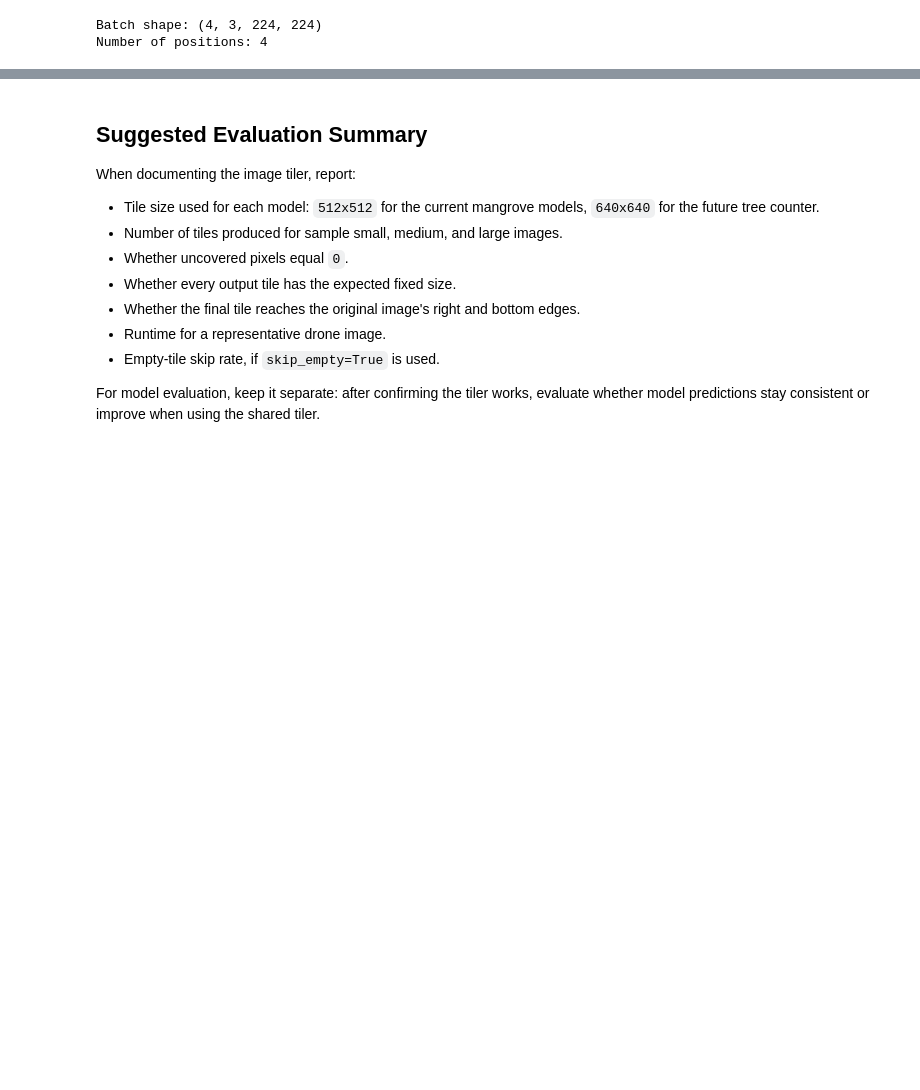
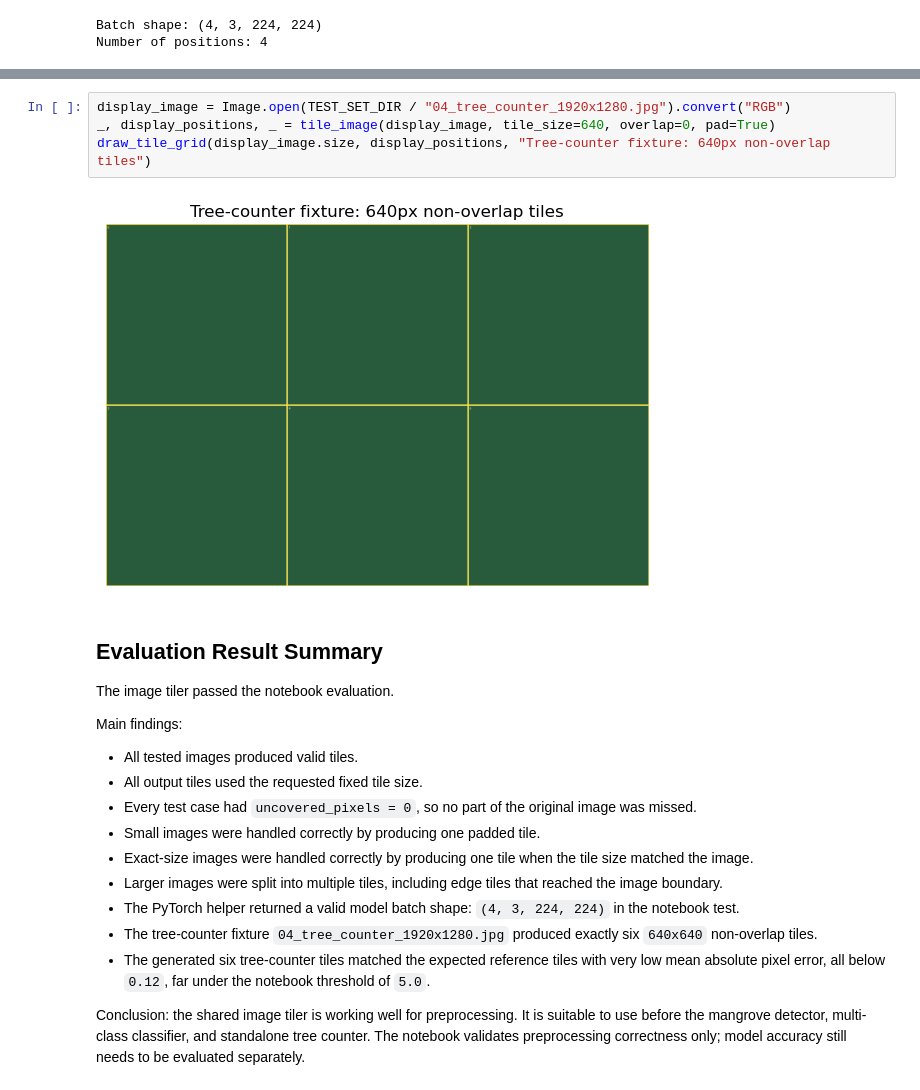
Before and after one commit to Jinushi-Kariyakarana-RMIT/ai-first-nations, a Jupyter notebook: notebooks/evaluate_image_tiler.ipynb, the cells around one changed output, grey strips where cells are left out. Cells and saved outputs as stored; diff of their text form; blank space fills up the shorter version.

Commit message:
Improve image tiler evaluation

```diff
--- a/notebooks/evaluate_image_tiler.ipynb
+++ b/notebooks/evaluate_image_tiler.ipynb
@@ -238,14 +385,24 @@ Set REAL_IMAGE_PATH to evaluate a real drone image.
+# %%
+display_image = Image.open(TEST_SET_DIR / "04_tree_counter_1920x1280.jpg").convert("RGB")
+_, display_positions, _ = tile_image(display_image, tile_size=640, overlap=0, pad=True)
+draw_tile_grid(display_image.size, display_positions, "Tree-counter fixture: 640px non-overlap tiles")
+# %% [output]
+[figure, added]
 # %% [markdown]
-## Suggested Evaluation Summary
+## Evaluation Result Summary
 
-When documenting the image tiler, report:
+The image tiler passed the notebook evaluation.
 
-- Tile size used for each model: `512x512` for the current mangrove models, `640x640` for the future tree counter.
-- Number of tiles produced for sample small, medium, and large images.
-- Whether uncovered pixels equal `0`.
-- Whether every output tile has the expected fixed size.
-- Whether the final tile reaches the original image's right and bottom edges.
-- Runtime for a representative drone image.
-- Empty-tile skip rate, if `skip_empty=True` is used.
+Main findings:
 
-For model evaluation, keep it separate: after confirming the tiler works, evaluate whether model predictions stay consistent or improve when using the shared tiler.
+- All tested images produced valid tiles.
+- All output tiles used the requested fixed tile size.
+- Every test case had `uncovered_pixels = 0`, so no part of the original image was missed.
+- Small images were handled correctly by producing one padded tile.
+- Exact-size images were handled correctly by producing one tile when the tile size matched the image.
+- Larger images were split into multiple tiles, including edge tiles that reached the image boundary.
+- The PyTorch helper returned a valid model batch shape: `(4, 3, 224, 224)` in the notebook test.
+- The tree-counter fixture `04_tree_counter_1920x1280.jpg` produced exactly six `640x640` non-overlap tiles.
+- The generated six tree-counter tiles matched the expected reference tiles with very low mean absolute pixel error, all below `0.12`, far under the notebook threshold of `5.0`.
+
+Conclusion: the shared image tiler is working well for preprocessing. It is suitable to use before the mangrove detector, multi-class classifier, and standalone tree counter. The notebook validates preprocessing correctness only; model accuracy still needs to be evaluated separately.
```
Also changed, not shown: parts of 18 cells of this notebook, 11 other files.
